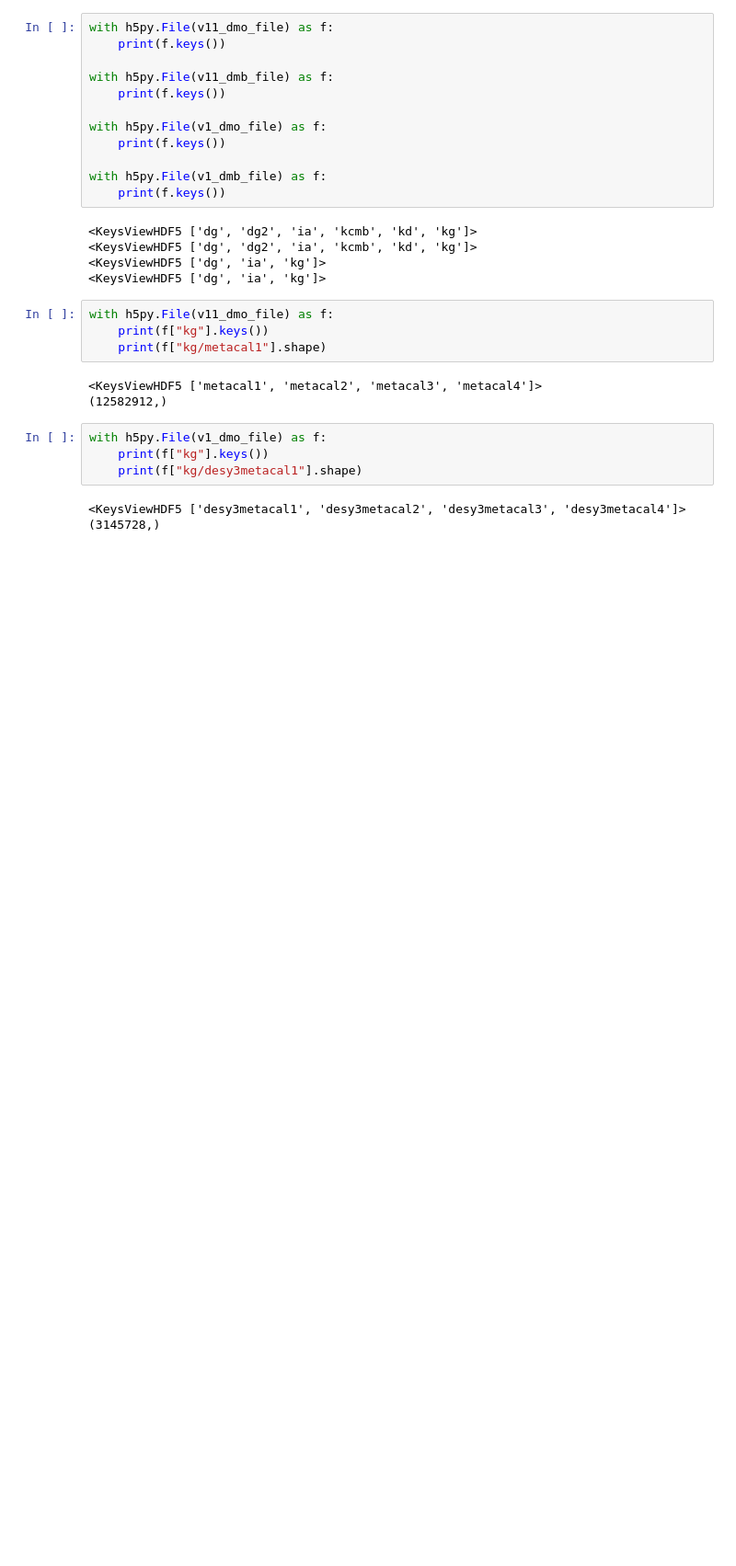
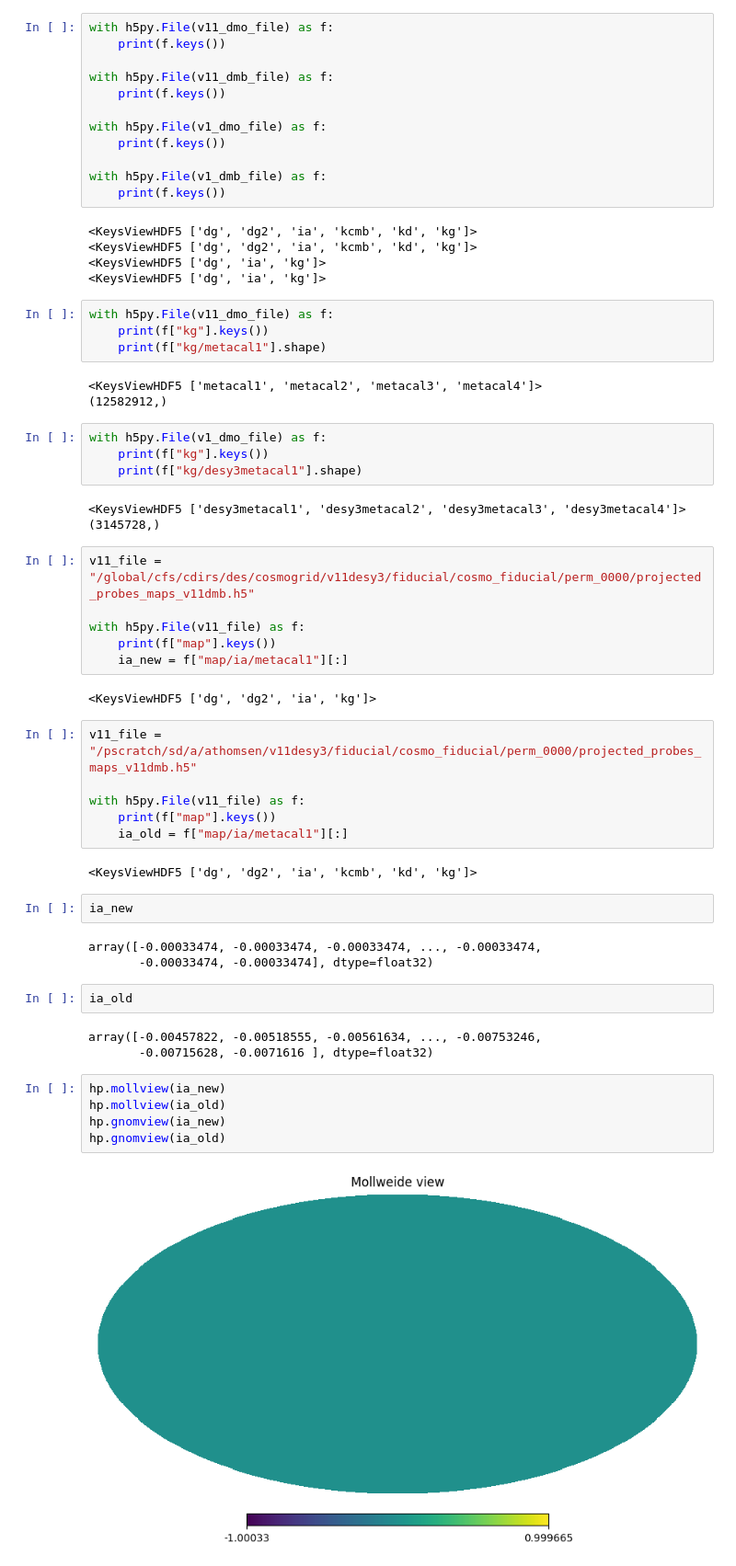
Before and after one commit to des-science/multiprobe-simulation-forward-model, a Jupyter notebook: notebooks/CosmoGrid/v1.1_debug.ipynb, the cells around one changed output. Shown: that part at 92% size. Saved outputs shown, nothing was run; the diff lists cells and outputs as text; blank space fills up the shorter version.

```diff
--- a/notebooks/CosmoGrid/v1.1_debug.ipynb
+++ b/notebooks/CosmoGrid/v1.1_debug.ipynb
@@ -40,3 +41,36 @@ with h5py.File(v1_dmo_file) as f:
 # %% [output]
 <KeysViewHDF5 ['desy3metacal1', 'desy3metacal2', 'desy3metacal3', 'desy3metacal4']>
 (3145728,)
+# %%
+v11_file = "/global/cfs/cdirs/des/cosmogrid/v11desy3/fiducial/cosmo_fiducial/perm_0000/projected_probes_maps_v11dmb.h5"
+
+with h5py.File(v11_file) as f:
+    print(f["map"].keys())
+    ia_new = f["map/ia/metacal1"][:]
+# %% [output]
+<KeysViewHDF5 ['dg', 'dg2', 'ia', 'kg']>
+# %%
+v11_file = "/pscratch/sd/a/athomsen/v11desy3/fiducial/cosmo_fiducial/perm_0000/projected_probes_maps_v11dmb.h5"
+
+with h5py.File(v11_file) as f:
+    print(f["map"].keys())
+    ia_old = f["map/ia/metacal1"][:]
+# %% [output]
+<KeysViewHDF5 ['dg', 'dg2', 'ia', 'kcmb', 'kd', 'kg']>
+# %%
+ia_new
+# %% [output]
+array([-0.00033474, -0.00033474, -0.00033474, ..., -0.00033474,
+       -0.00033474, -0.00033474], dtype=float32)
+# %%
+ia_old
+# %% [output]
+array([-0.00457822, -0.00518555, -0.00561634, ..., -0.00753246,
+       -0.00715628, -0.0071616 ], dtype=float32)
+# %%
+hp.mollview(ia_new)
+hp.mollview(ia_old)
+hp.gnomview(ia_new)
+hp.gnomview(ia_old)
+# %% [output]
+[figure, added]
```
Also changed, not shown: parts of 2 cells of this notebook, 7 other files.
